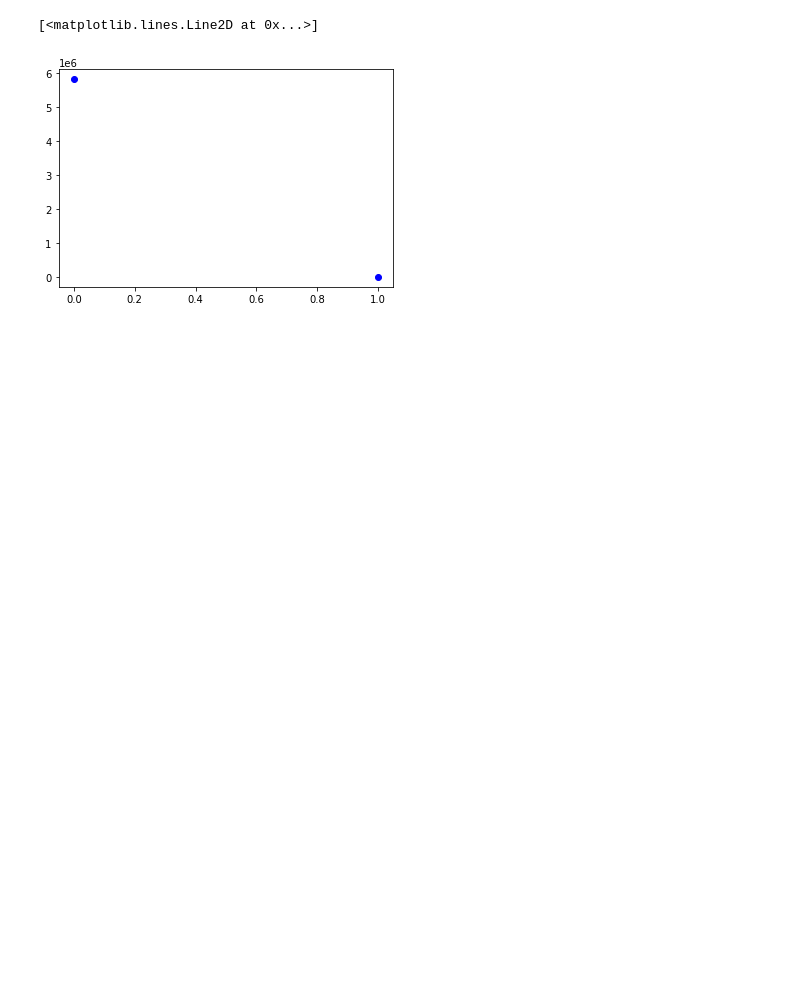
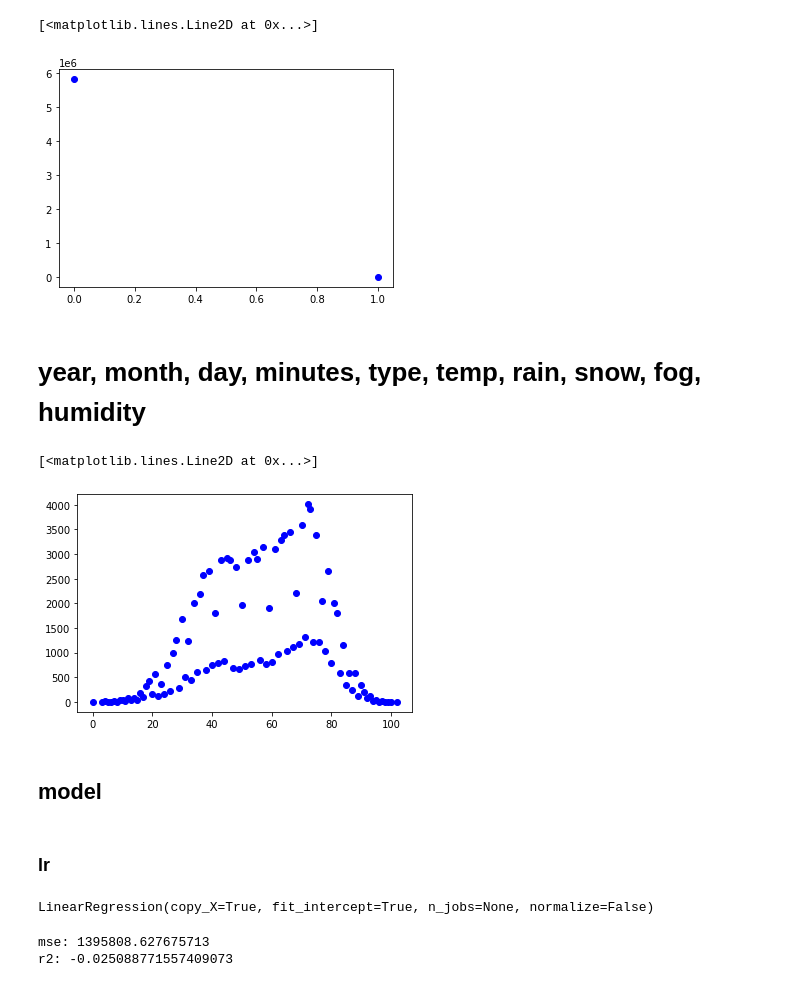
Before and after one commit to positivevaib/nyc-crime-prediction-using-weather-conditions, a Jupyter notebook: notebooks/profiling.ipynb, the cells around one changed output. Drawn from its saved outputs; the diff is of its cells as text; code cells hidden in the pictures; blank space fills up the shorter version.

```diff
--- a/notebooks/profiling.ipynb
+++ b/notebooks/profiling.ipynb
@@ -379,3 +438,5 @@ plt.plot(fog, crimes, 'bo')
 # %% [output]
 [<matplotlib.lines.Line2D at 0x...>]
 [figure]
+# %% [markdown]
+# year, month, day, minutes, type, temp, rain, snow, fog, humidity
@@ -381,0 +455,46 @@ plt.plot(fog, crimes, 'bo')
+# %%
+weather = []
+crimes = []
+
+comp_data = comp_data.split('\n')
+for data in comp_data:
+    data = data.split(',')
+
+    if int(data[4]) != assault:
+        continue
+
+    # quadratic
+    #weather.append([int(data[5]), int(data[5])**2, int(data[6]), int(data[7]), int(data[8]), int(data[9]), int(data[9])**2])
+    weather.append([int(data[5])])
+
+    crimes.append(int(data[10]))
+# %%
+# isolate ind. features -- optional
+
+w_bins = []
+for w in weather:
+    w = w[0]
+    if w not in w_bins:
+        w_bins.append(w)
+
+w_bins.sort()
+
+c_bins = [0 for w in w_bins]
+for i in range(len(crimes)):
+    c_bins[w_bins.index(weather[i][0])] += crimes[i]
+
+# quadratic
+w_bins_orig = copy.deepcopy(w_bins)
+
+#for i in range(len(w_bins)):
+#    w_bins[i] = [w_bins[i], w_bins[i]**2]
+
+p = np.random.permutation(len(w_bins))
+w_bins_orig = np.array(w_bins_orig)[p]
+w_bins = np.array(w_bins)[p]
+c_bins = np.array(c_bins)[p]
+# %%
+plt.plot(w_bins, c_bins, 'bo')
+# %% [output]
+[<matplotlib.lines.Line2D at 0x...>]
+[figure, added]
@@ -381,0 +507,4 @@ plt.plot(fog, crimes, 'bo')
+# %% [markdown]
+## model
+# %% [markdown]
+### lr
@@ -381,0 +513,11 @@ plt.plot(fog, crimes, 'bo')
+# %%
+lr.fit(train_x, train_y)
+# %% [output]
+LinearRegression(copy_X=True, fit_intercept=True, n_jobs=None, normalize=False)
+# %%
+preds = lr.predict(test_x)
+print('mse:', mean_squared_error(test_y, preds))
+print('r2:', r2_score(test_y, preds))
+# %% [output]
+mse: 1395808.627675713
+r2: -0.025088771557409073
```
Also changed, not shown: parts of 84 cells of this notebook.
